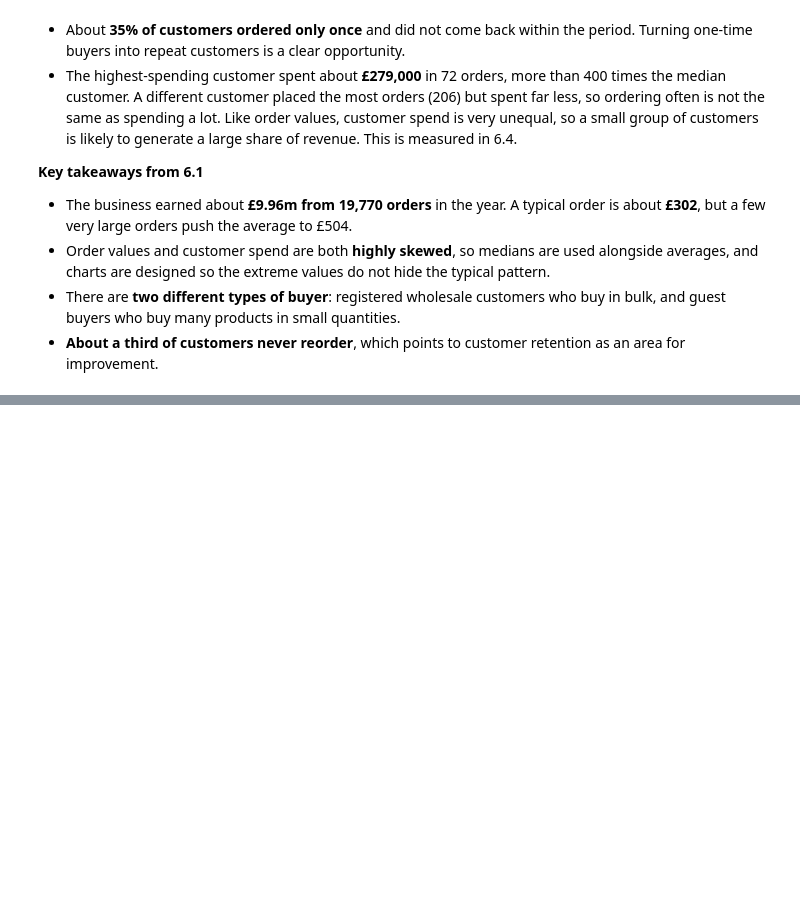
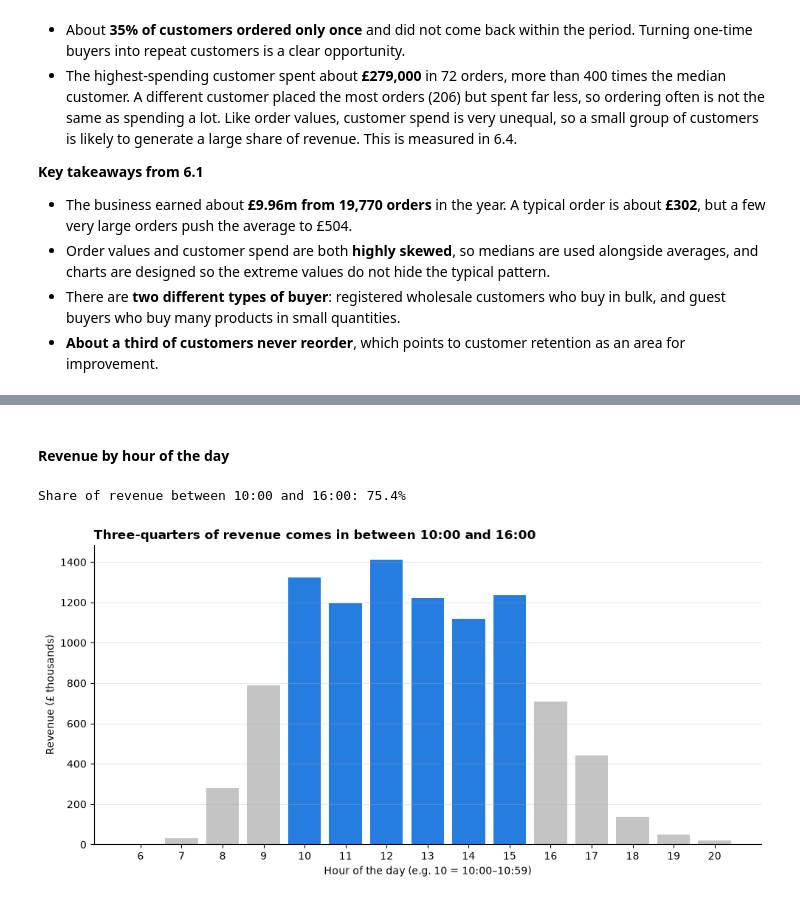
Before and after one commit to Matheus-Castilho/CA2-DV, a Jupyter notebook: CA2-DV.ipynb, the cells around one changed output, grey strips where cells are left out. Saved outputs shown, nothing was run; the diff lists cells and outputs as text; code cells hidden in the pictures; blank space fills up the shorter version.

```diff
--- a/CA2-DV.ipynb
+++ b/CA2-DV.ipynb
@@ -737,0 +846,23 @@ Customers who ordered only once: 34.7%
+# %% [markdown]
+#### Revenue by hour of the day
+# %%
+by_hour = df.groupby('Hour')['TotalPrice'].sum() / 1000
+
+# Highlight the busiest period (10:00 to 15:59)
+colours = [MAIN if 10 <= hour <= 15 else MUTED for hour in by_hour.index]
+busy_share = by_hour.loc[10:15].sum() / by_hour.sum() * 100
+print(f'Share of revenue between 10:00 and 16:00: {busy_share:.1f}%')
+
+fig, ax = plt.subplots()
+ax.bar(by_hour.index, by_hour.values, color=colours)
+
+ax.set_title('Three-quarters of revenue comes in between 10:00 and 16:00', fontweight='bold', loc='left')
+ax.set_xlabel('Hour of the day (e.g. 10 = 10:00–10:59)')
+ax.set_ylabel('Revenue (£ thousands)')
+ax.set_xticks(by_hour.index)
+ax.grid(axis='x', visible=False)
+plt.tight_layout()
+plt.show()
+# %% [output]
+Share of revenue between 10:00 and 16:00: 75.4%
+[figure, added]
```
Also changed, not shown: parts of 13 cells of this notebook.
